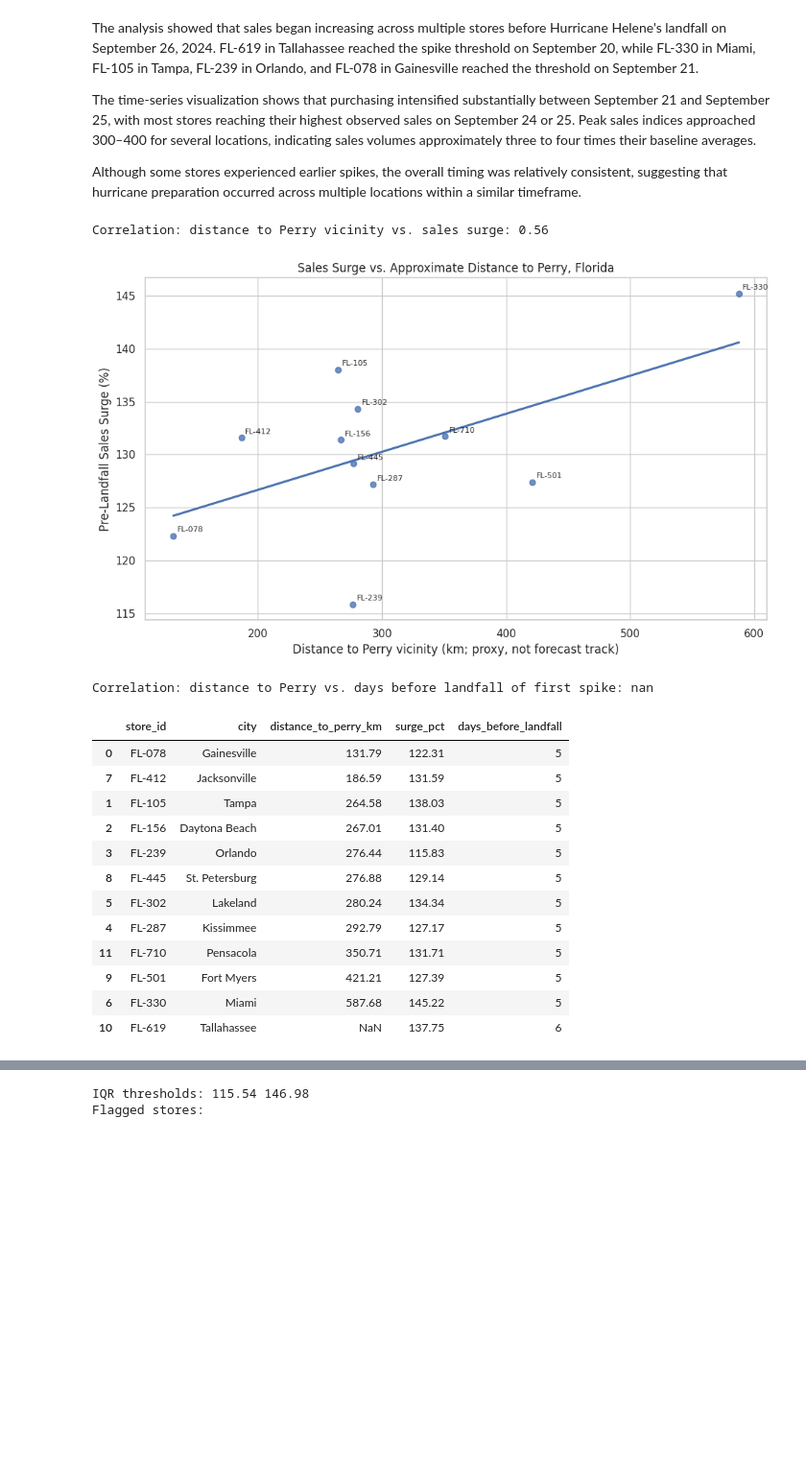
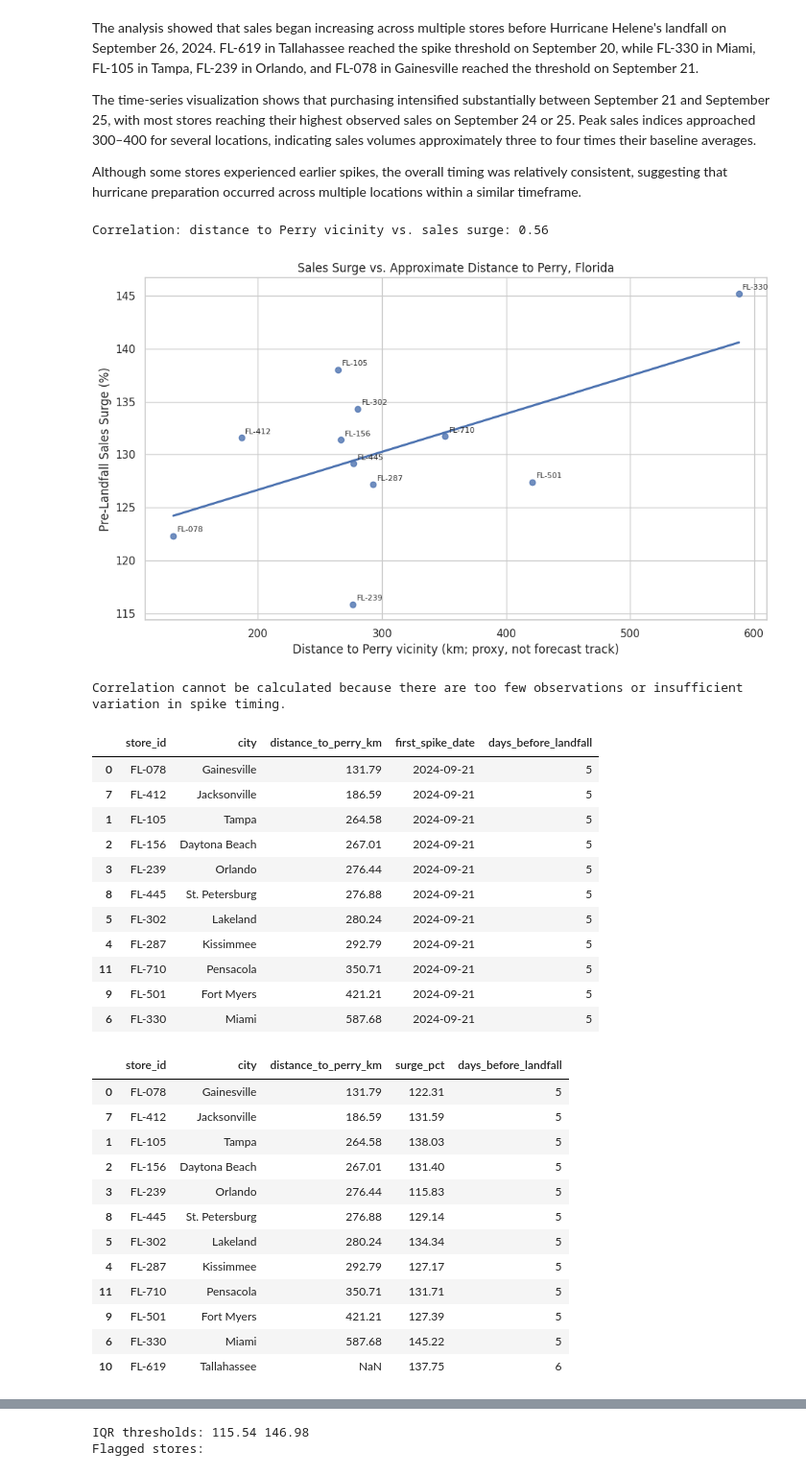
Before and after one commit to AdelineKwakye/walmart-huricane-project, a Jupyter notebook: notebooks/scratch/Amilyn_Estes_Notebook.ipynb, the cells around one changed output, grey strips where cells are left out. Shown at 96% size. Drawn from its saved outputs; the diff is of its cells as text; code cells hidden in the pictures; blank space fills up the shorter version.

```diff
--- a/notebooks/scratch/Amilyn_Estes_Notebook.ipynb
+++ b/notebooks/scratch/Amilyn_Estes_Notebook.ipynb
@@ -1228,42 +1228,85 @@ Although some stores experienced earlier spikes, the overall timing was relative
 # %%
 # Q4: Geography — approximate distance to landfall vicinity near Perry, FL
 # This is a fixed landfall-proximity proxy, NOT an archived forecast path.
 # Approximate Perry, Florida coordinates: 30.1174 N, 83.5818 W.
 def haversine_km(lat1,lon1,lat2,lon2):
     r=6371.0
     p1,p2=np.radians(lat1),np.radians(lat2)
     dp=np.radians(lat2-lat1); dl=np.radians(lon2-lon1)
     a=np.sin(dp/2)**2+np.cos(p1)*np.cos(p2)*np.sin(dl/2)**2
     return 2*r*np.arcsin(np.sqrt(a))
 store_timing['distance_to_perry_km']=haversine_km(store_timing['latitude'],store_timing['longitude'],30.1174,-83.5818)
 valid_geo=store_timing.dropna(subset=['distance_to_perry_km','surge_pct'])
 r_distance=valid_geo['distance_to_perry_km'].corr(valid_geo['surge_pct'])
 print('Correlation: distance to Perry vicinity vs. sales surge:',round(r_distance,3))
 plt.figure(figsize=(10,6))
 sns.regplot(data=valid_geo,x='distance_to_perry_km',y='surge_pct',ci=None)
 for _,row in valid_geo.iterrows():
     plt.annotate(row['store_id'],(row['distance_to_perry_km'],row['surge_pct']),xytext=(4,4),textcoords='offset points',fontsize=8)
 plt.title('Sales Surge vs. Approximate Distance to Perry, Florida')
 plt.xlabel('Distance to Perry vicinity (km; proxy, not forecast track)');plt.ylabel('Pre-Landfall Sales Surge (%)')
 plt.tight_layout();plt.show()
-valid_timing=store_timing.dropna(subset=['distance_to_perry_km','days_before_landfall'])
-print('Correlation: distance to Perry vs. days before landfall of first spike:',
-      round(valid_timing['distance_to_perry_km'].corr(valid_timing['days_before_landfall']),3))
+
+# Compare geographic distance with purchasing spike timing
+valid_timing = store_timing.dropna(
+    subset=['distance_to_perry_km', 'days_before_landfall']
+).copy()
+
+if (
+    len(valid_timing) >= 2
+    and valid_timing['distance_to_perry_km'].nunique() > 1
+    and valid_timing['days_before_landfall'].nunique() > 1
+):
+    r_timing = valid_timing[
+        'distance_to_perry_km'
+    ].corr(valid_timing['days_before_landfall'])
+
+    print(
+        "Correlation: distance vs. spike timing:",
+        round(r_timing, 3)
+    )
+else:
+    print(
+        "Correlation cannot be calculated because "
+        "there are too few observations or insufficient "
+        "variation in spike timing."
+    )
+
+# Show store-level timing for interpretation
+display(
+    valid_timing[
+        ['store_id', 'city', 'distance_to_perry_km',
+         'first_spike_date', 'days_before_landfall']
+    ].sort_values('distance_to_perry_km').round(2)
+)
+
 display(store_timing[['store_id','city','distance_to_perry_km','surge_pct','days_before_landfall']].sort_values('distance_to_perry_km').round(2))
 # %% [output]
 Correlation: distance to Perry vicinity vs. sales surge: 0.56
 [figure]
-Correlation: distance to Perry vs. days before landfall of first spike: nan
+Correlation cannot be calculated because there are too few observations or insufficient variation in spike timing.
-|  | store_id | city | distance_to_perry_km | surge_pct | days_before_landfall |
-| 0 | FL-078 | Gainesville | 131.79 | 122.31 | 5 |
-| 7 | FL-412 | Jacksonville | 186.59 | 131.59 | 5 |
-| 1 | FL-105 | Tampa | 264.58 | 138.03 | 5 |
-| 2 | FL-156 | Daytona Beach | 267.01 | 131.40 | 5 |
-| 3 | FL-239 | Orlando | 276.44 | 115.83 | 5 |
-| 8 | FL-445 | St. Petersburg | 276.88 | 129.14 | 5 |
-| 5 | FL-302 | Lakeland | 280.24 | 134.34 | 5 |
-| 4 | FL-287 | Kissimmee | 292.79 | 127.17 | 5 |
-| 11 | FL-710 | Pensacola | 350.71 | 131.71 | 5 |
-| 9 | FL-501 | Fort Myers | 421.21 | 127.39 | 5 |
-| 6 | FL-330 | Miami | 587.68 | 145.22 | 5 |
-| 10 | FL-619 | Tallahassee | NaN | 137.75 | 6 |
+|  | store_id | city | distance_to_perry_km | first_spike_date | days_before_landfall |
+| 0 | FL-078 | Gainesville | 131.79 | 2024-09-21 | 5 |
+| 7 | FL-412 | Jacksonville | 186.59 | 2024-09-21 | 5 |
+| 1 | FL-105 | Tampa | 264.58 | 2024-09-21 | 5 |
+| 2 | FL-156 | Daytona Beach | 267.01 | 2024-09-21 | 5 |
+| 3 | FL-239 | Orlando | 276.44 | 2024-09-21 | 5 |
+| 8 | FL-445 | St. Petersburg | 276.88 | 2024-09-21 | 5 |
+| 5 | FL-302 | Lakeland | 280.24 | 2024-09-21 | 5 |
+| 4 | FL-287 | Kissimmee | 292.79 | 2024-09-21 | 5 |
+| 11 | FL-710 | Pensacola | 350.71 | 2024-09-21 | 5 |
+| 9 | FL-501 | Fort Myers | 421.21 | 2024-09-21 | 5 |
+| 6 | FL-330 | Miami | 587.68 | 2024-09-21 | 5 |
+|  | store_id | city | distance_to_perry_km | surge_pct | days_before_landfall |
+| 0 | FL-078 | Gainesville | 131.79 | 122.31 | 5 |
+| 7 | FL-412 | Jacksonville | 186.59 | 131.59 | 5 |
+| 1 | FL-105 | Tampa | 264.58 | 138.03 | 5 |
+| 2 | FL-156 | Daytona Beach | 267.01 | 131.40 | 5 |
+| 3 | FL-239 | Orlando | 276.44 | 115.83 | 5 |
+| 8 | FL-445 | St. Petersburg | 276.88 | 129.14 | 5 |
+| 5 | FL-302 | Lakeland | 280.24 | 134.34 | 5 |
+| 4 | FL-287 | Kissimmee | 292.79 | 127.17 | 5 |
+| 11 | FL-710 | Pensacola | 350.71 | 131.71 | 5 |
+| 9 | FL-501 | Fort Myers | 421.21 | 127.39 | 5 |
+| 6 | FL-330 | Miami | 587.68 | 145.22 | 5 |
+| 10 | FL-619 | Tallahassee | NaN | 137.75 | 6 |
```
Also changed, not shown: parts of 2 cells of this notebook.
